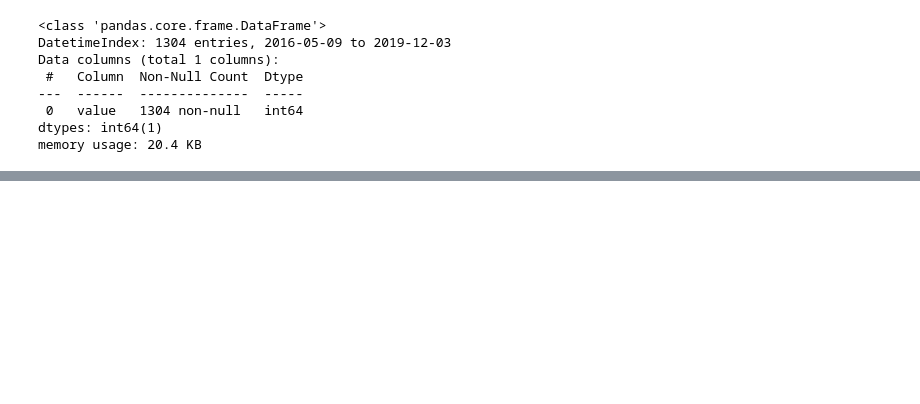
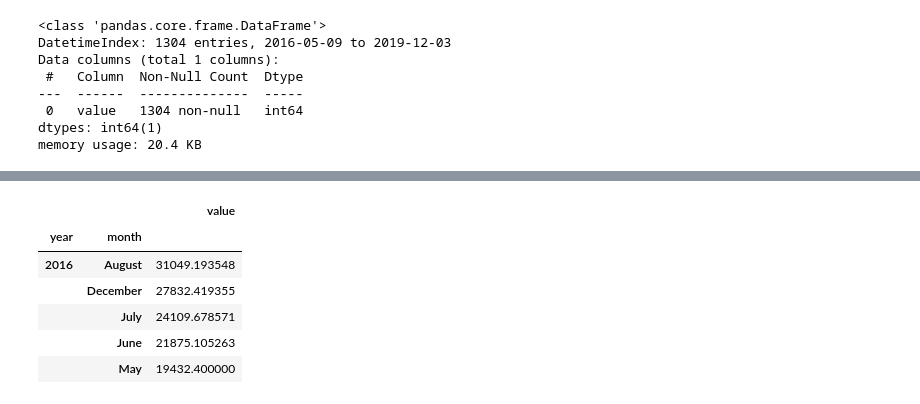
Before and after one commit to Yurhigz/Page_View_Time_Series_Visualizer, a Jupyter notebook: Page View series visualizer.ipynb, the cells around one changed output, grey strips where cells are left out. Saved outputs shown, nothing was run; the diff lists cells and outputs as text; code cells hidden in the pictures; blank space fills up the shorter version.

```diff
--- a/Page View series visualizer.ipynb
+++ b/Page View series visualizer.ipynb
@@ -51,0 +52,10 @@ df.value.quantile(q = 0.975)
+# %%
+df.head()
+# %% [output]
+|  |  | value |
+| year | month |  |
+| 2016 | August | 31049.193548 |
+|  | December | 27832.419355 |
+|  | July | 24109.678571 |
+|  | June | 21875.105263 |
+|  | May | 19432.400000 |
```
Also changed, not shown: parts of 10 cells of this notebook.
